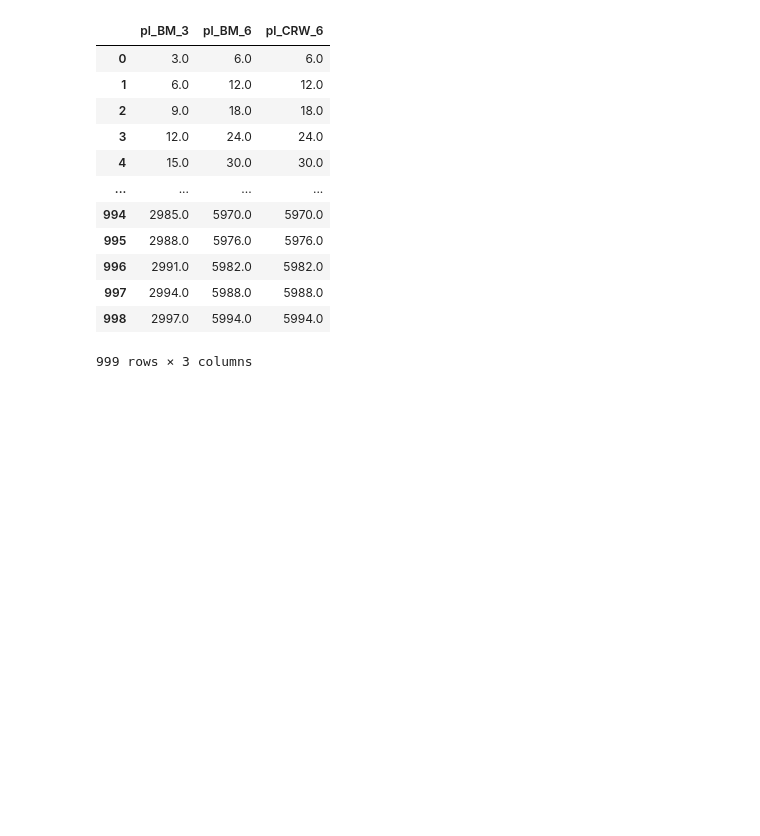
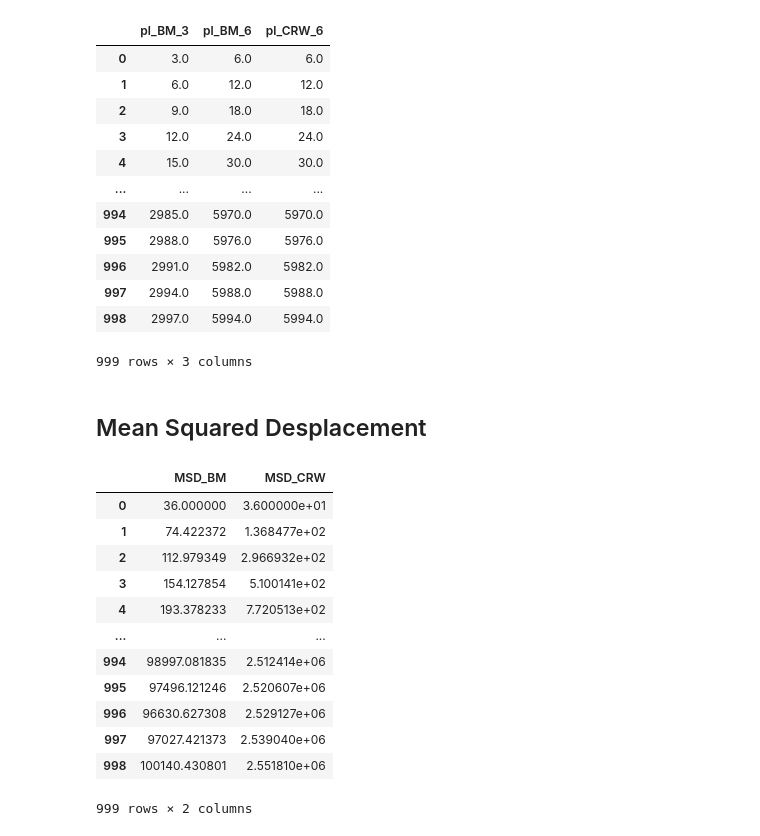
Before and after one commit to CharCAFI/Topico-de-Industria-I, a Jupyter notebook: Assignment2/Assignment2.ipynb, the cells around one changed output. Saved outputs shown, nothing was run; the diff lists cells and outputs as text; code cells hidden in the pictures; blank space fills up the shorter version.

Commit message:
Añadimos la sección Mean Squared Desplacement

```diff
--- a/Assignment2/Assignment2.ipynb
+++ b/Assignment2/Assignment2.ipynb
@@ -222,3 +222,23 @@ fig_BM_2d.add_trace(go.Scatter(
     showlegend=True))
 
 fig_BM_2d.show()
+# %% [markdown]
+## Mean Squared Desplacement
+# %%
+#Aquí cargamos el archivo met_df_2.csv a la variable met_msd.
+met_msd=pd.read_csv('met_df_2.csv')
+met_msd
+# %% [output]
+|  | MSD_BM | MSD_CRW |
+| 0 | 36.000000 | 3.600000e+01 |
+| 1 | 74.422372 | 1.368477e+02 |
+| 2 | 112.979349 | 2.966932e+02 |
+| 3 | 154.127854 | 5.100141e+02 |
+| 4 | 193.378233 | 7.720513e+02 |
+| ... | ... | ... |
+| 994 | 98997.081835 | 2.512414e+06 |
+| 995 | 97496.121246 | 2.520607e+06 |
+| 996 | 96630.627308 | 2.529127e+06 |
+| 997 | 97027.421373 | 2.539040e+06 |
+| 998 | 100140.430801 | 2.551810e+06 |
+999 rows × 2 columns
```
